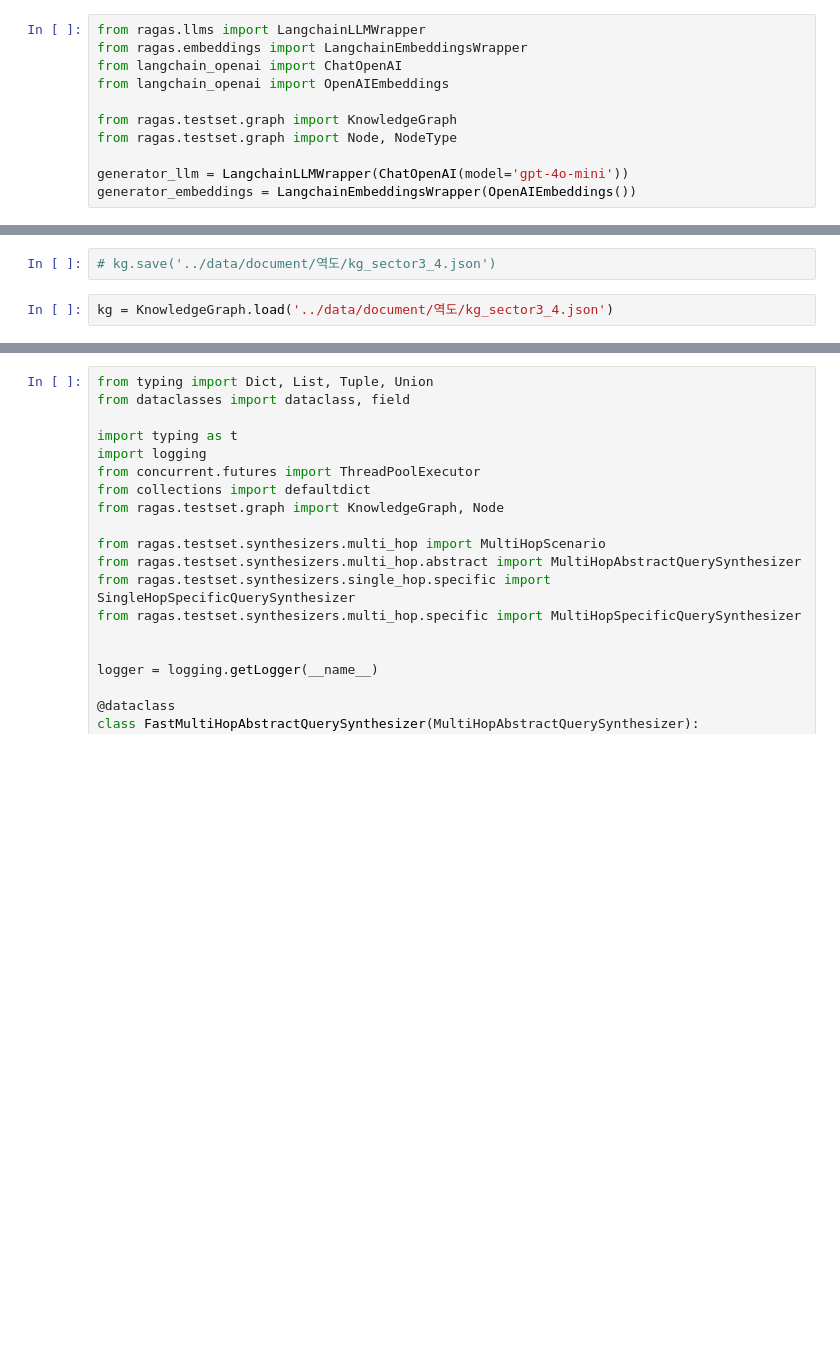
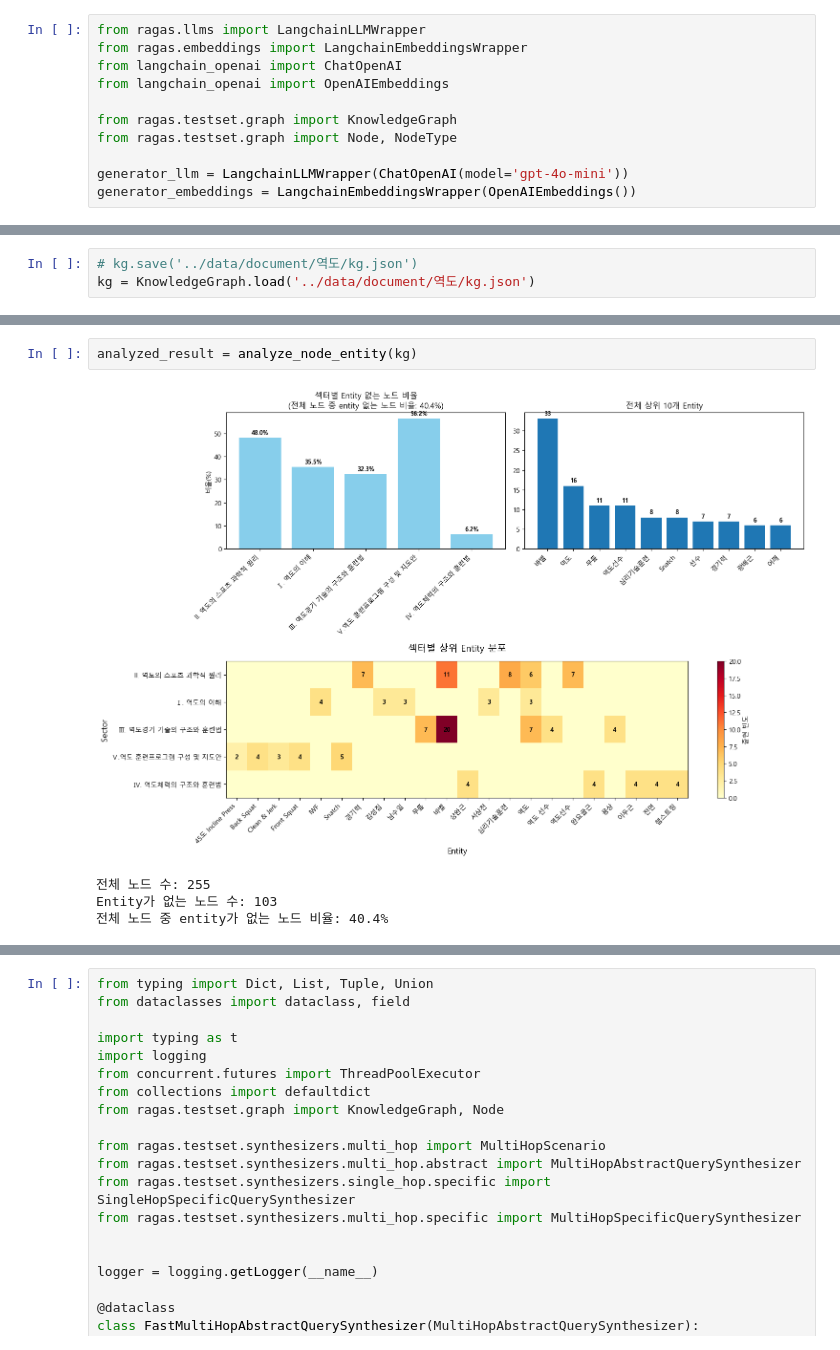
Before and after one commit to yswSlamDunk/SportAgent, a Jupyter notebook: jupyter/3001. RAGAS Basic.ipynb, the cells around one changed output, grey strips where cells are left out. Drawn from its saved outputs; the diff is of its cells as text; blank space fills up the shorter version.

```diff
--- a/jupyter/3001. RAGAS Basic.ipynb
+++ b/jupyter/3001. RAGAS Basic.ipynb
@@ -99,4 +105,3 @@ apply_transforms(kg, trans)
 # %%
-# kg.save('../data/document/역도/kg_sector3_4.json')
+# kg.save('../data/document/역도/kg.json')
+kg = KnowledgeGraph.load('../data/document/역도/kg.json')
-# %%
-kg = KnowledgeGraph.load('../data/document/역도/kg_sector3_4.json')
@@ -192,0 +257,7 @@ class FastMultiHopAbstractQuerySynthesizer(MultiHopAbstractQuerySynthesizer):
+# %%
+analyzed_result = analyze_node_entity(kg)
+# %% [output]
+[figure, added]
+전체 노드 수: 255
+Entity가 없는 노드 수: 103
+전체 노드 중 entity가 없는 노드 비율: 40.4%
```
Also changed, not shown: parts of 43 cells of this notebook, 2 other files.
